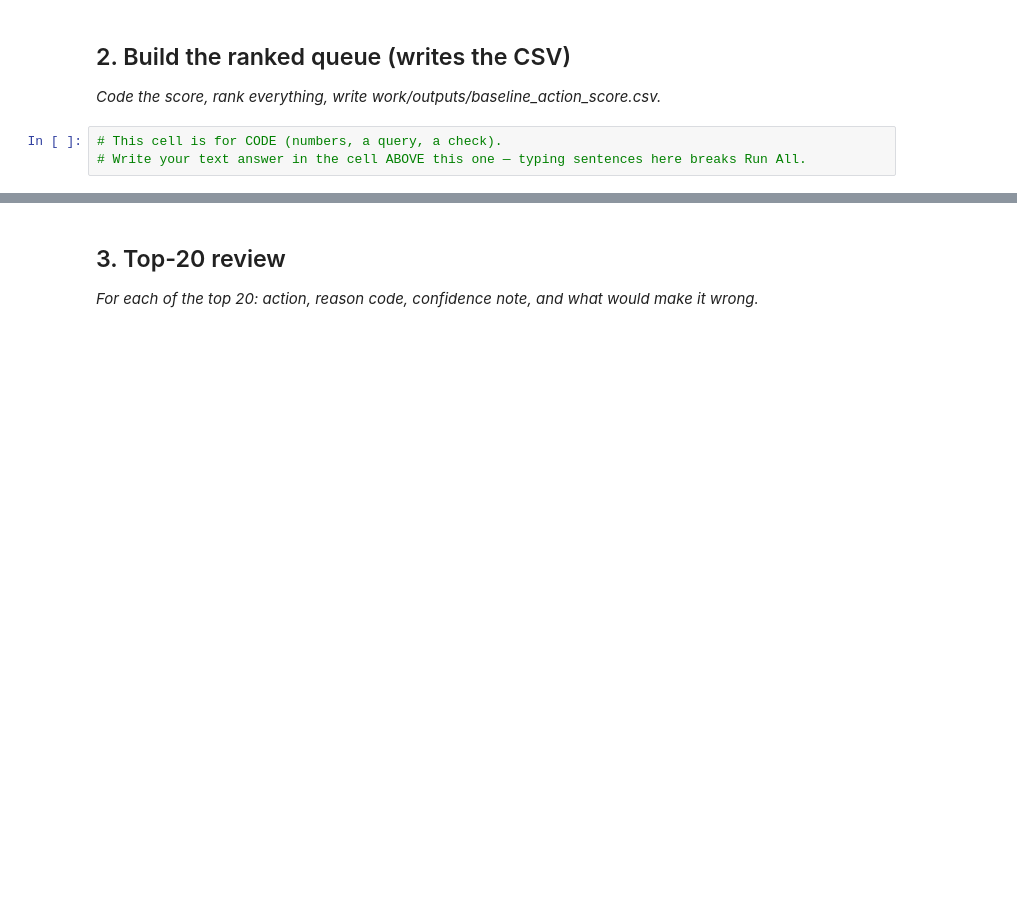
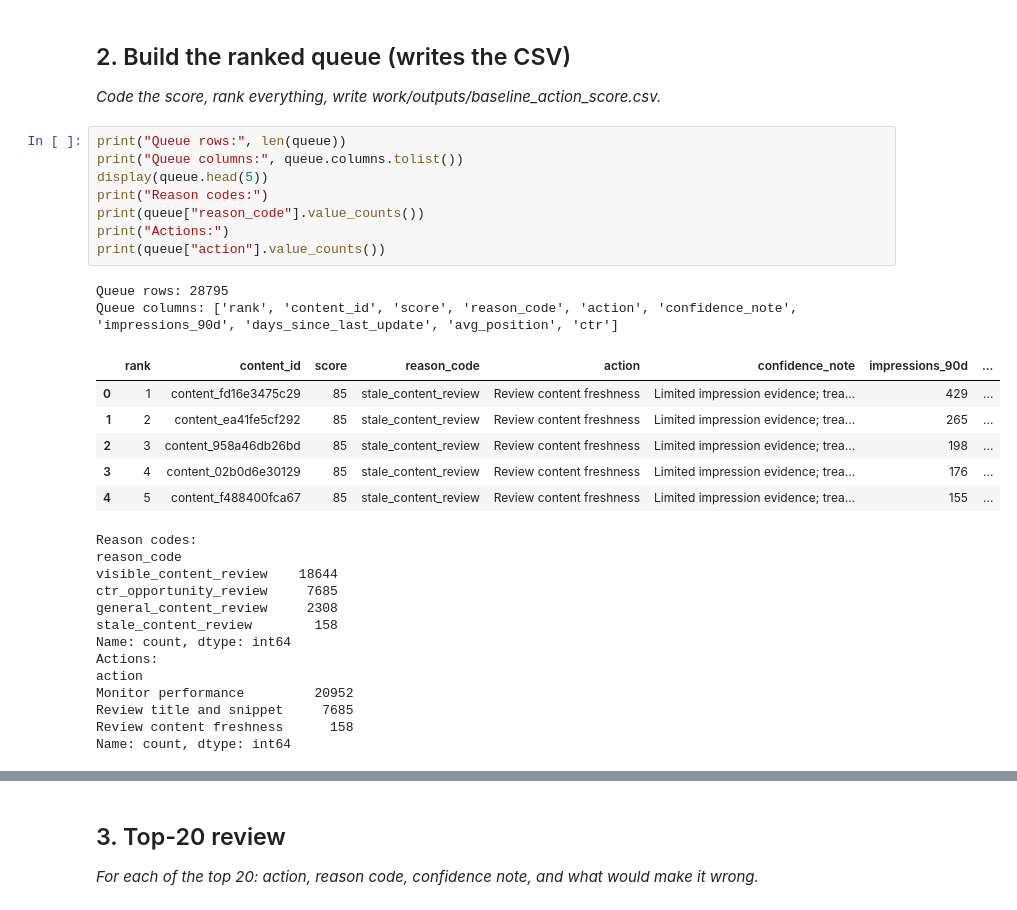
Before and after one commit to Pangakeerthi11/keerthi-flyrank-ml-internship-2026, a Jupyter notebook: work/notebooks/w04_baseline_score.ipynb, the cells around one changed output, grey strips where cells are left out. Saved outputs shown, nothing was run; the diff lists cells and outputs as text; blank space fills up the shorter version.

```diff
--- a/work/notebooks/w04_baseline_score.ipynb
+++ b/work/notebooks/w04_baseline_score.ipynb
@@ -17,6 +146,33 @@ This skeleton is yours to fill. Work the sections **in order** — each one has
 ## 2. Build the ranked queue (writes the CSV)
 
 *Code the score, rank everything, write work/outputs/baseline_action_score.csv.*
-# %%
-# This cell is for CODE (numbers, a query, a check).
-# Write your text answer in the cell ABOVE this one — typing sentences here breaks Run All.
+# %%
+print("Queue rows:", len(queue))
+print("Queue columns:", queue.columns.tolist())
+display(queue.head(5))
+print("Reason codes:")
+print(queue["reason_code"].value_counts())
+print("Actions:")
+print(queue["action"].value_counts())
+# %% [output]
+Queue rows: 28795
+Queue columns: ['rank', 'content_id', 'score', 'reason_code', 'action', 'confidence_note', 'impressions_90d', 'days_since_last_update', 'avg_position', 'ctr']
+|  | rank | content_id | score | reason_code | action | confidence_note | impressions_90d | ... |
+| 0 | 1 | content_fd16e3475c29 | 85 | stale_content_review | Review content freshness | Limited impression evidence; trea... | 429 | ... |
+| 1 | 2 | content_ea41fe5cf292 | 85 | stale_content_review | Review content freshness | Limited impression evidence; trea... | 265 | ... |
+| 2 | 3 | content_958a46db26bd | 85 | stale_content_review | Review content freshness | Limited impression evidence; trea... | 198 | ... |
+| 3 | 4 | content_02b0d6e30129 | 85 | stale_content_review | Review content freshness | Limited impression evidence; trea... | 176 | ... |
+| 4 | 5 | content_f488400fca67 | 85 | stale_content_review | Review content freshness | Limited impression evidence; trea... | 155 | ... |
+Reason codes:
+reason_code
+visible_content_review    18644
+ctr_opportunity_review     7685
+general_content_review     2308
+stale_content_review        158
+Name: count, dtype: int64
+Actions:
+action
+Monitor performance         20952
+Review title and snippet     7685
+Review content freshness      158
+Name: count, dtype: int64
```
Also changed, not shown: parts of 12 cells of this notebook.
